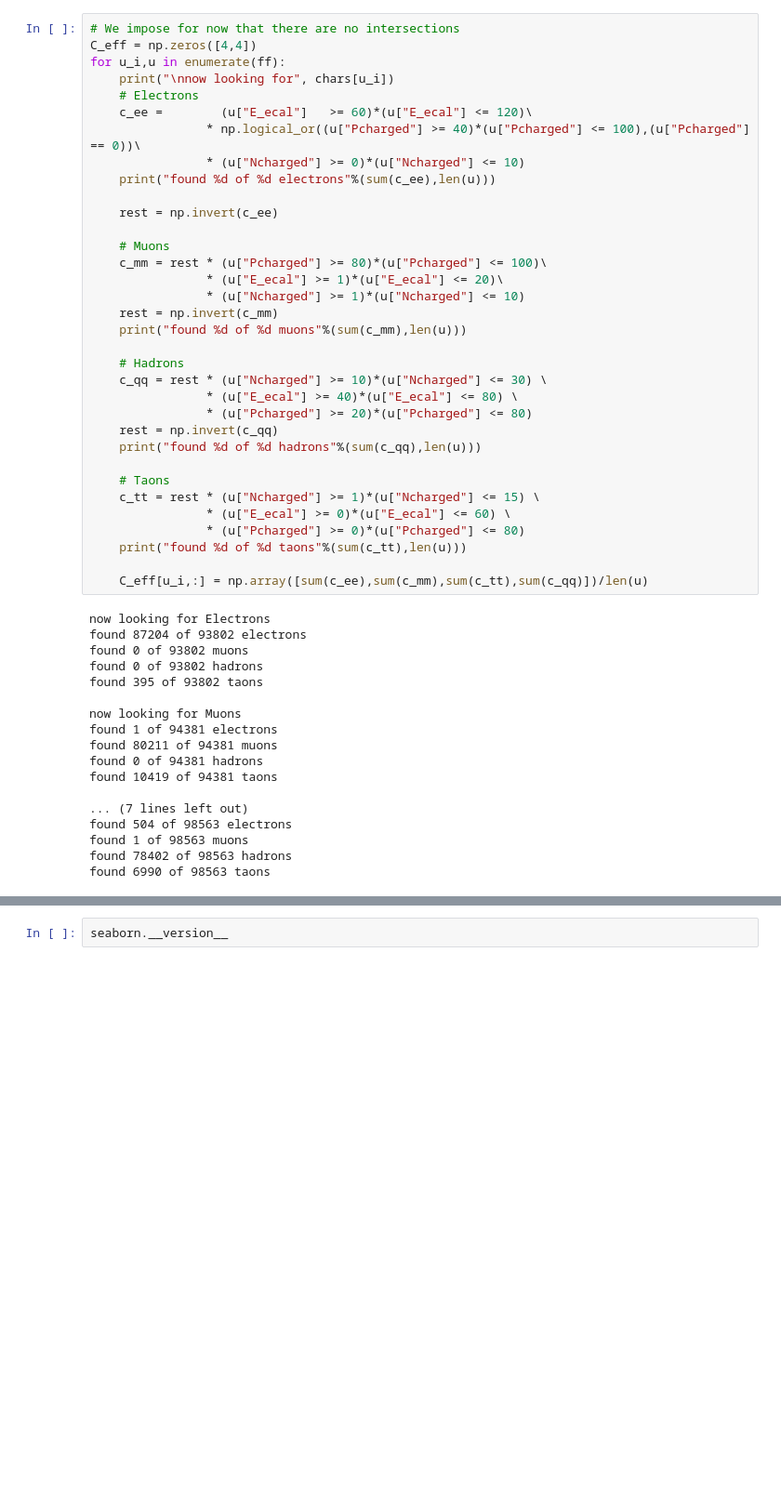
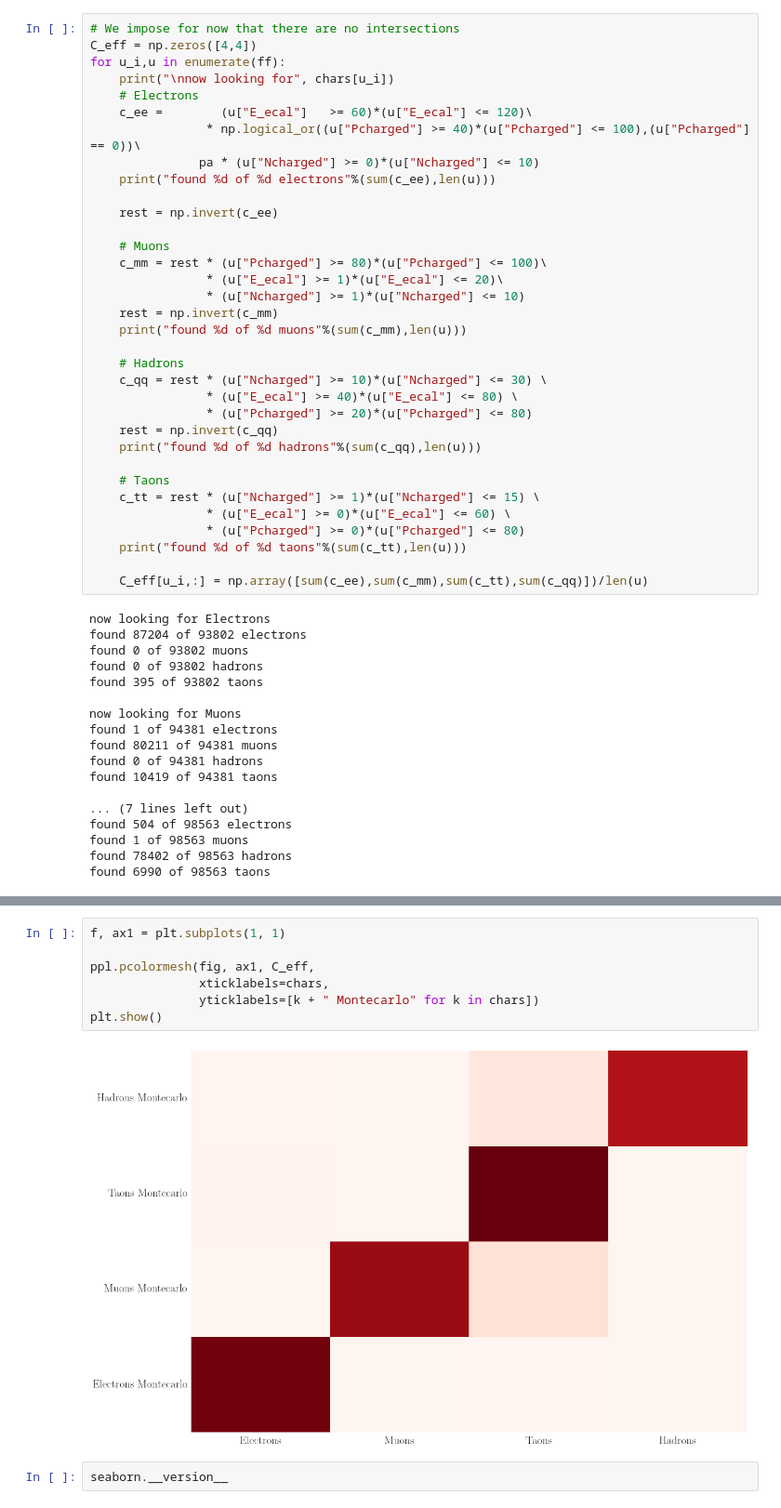
Before and after one commit to Bondzio/fp, a Jupyter notebook: Z0/analysis/Montecarlo_data.ipynb, the cells around one changed output, grey strips where cells are left out. Shown at 93% size. Saved outputs shown, nothing was run; the diff lists cells and outputs as text; blank space fills up the shorter version.

```diff
--- a/Z0/analysis/Montecarlo_data.ipynb
+++ b/Z0/analysis/Montecarlo_data.ipynb
@@ -130,7 +131,7 @@ for u_i,u in enumerate(ff):
     # Electrons
     c_ee =        (u["E_ecal"]   >= 60)*(u["E_ecal"] <= 120)\
                 * np.logical_or((u["Pcharged"] >= 40)*(u["Pcharged"] <= 100),(u["Pcharged"] == 0))\
-                * (u["Ncharged"] >= 0)*(u["Ncharged"] <= 10)
+               pa * (u["Ncharged"] >= 0)*(u["Ncharged"] <= 10)
     print("found %d of %d electrons"%(sum(c_ee),len(u)))
 
     rest = np.invert(c_ee)
@@ -181,3 +178,12 @@ AttributeError: 'module' object has no attribute 'heatmap'
+# %%
+f, ax1 = plt.subplots(1, 1)
+
+ppl.pcolormesh(fig, ax1, C_eff,
+               xticklabels=chars,
+               yticklabels=[k + " Montecarlo" for k in chars])
+plt.show()
+# %% [output]
+[figure, added]
 # %%
 seaborn.__version__
 # %% [output]
```
Also changed, not shown: parts of 2 cells of this notebook.
